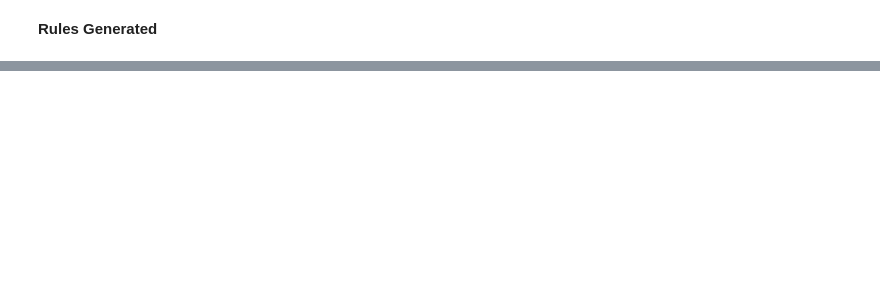
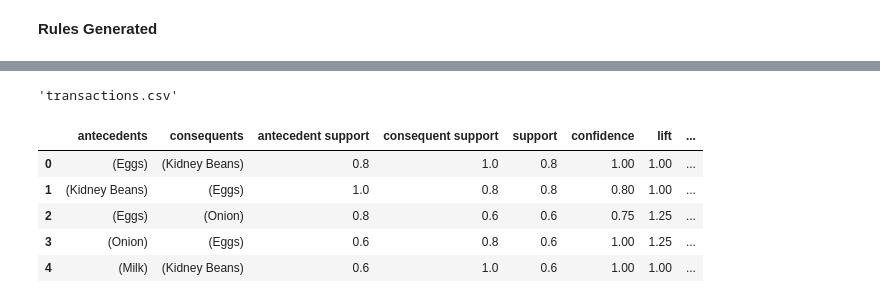
Before and after one commit to VirajKhurkute/Data-Science-Assignments, a Jupyter notebook: Assignment10/VK_Assignment_10.ipynb, the cells around one changed output, grey strips where cells are left out. Cells and saved outputs as stored; diff of their text form; code cells hidden in the pictures; blank space fills up the shorter version.

```diff
--- a/Assignment10/VK_Assignment_10.ipynb
+++ b/Assignment10/VK_Assignment_10.ipynb
@@ -240,0 +176,24 @@ Following model building, it was found that when someone buys kidney beans, he a
+# %%
+import pandas as pd
+from mlxtend.preprocessing import TransactionEncoder
+from mlxtend.frequent_patterns import apriori, association_rules
+
+transactions = [['Milk', 'Onion', 'Nutmeg', 'Kidney Beans', 'Eggs', 'Yogurt'],
+           ['Dill', 'Onion', 'Nutmeg', 'Kidney Beans', 'Eggs', 'Yogurt'],
+           ['Milk', 'Apple', 'Kidney Beans', 'Eggs'],
+           ['Milk', 'Unicorn', 'Corn', 'Kidney Beans', 'Yogurt'],
+           ['Corn', 'Onion', 'Onion', 'Kidney Beans', 'Ice cream', 'Eggs']]
+
+te = TransactionEncoder()
+te_ary = te.fit(transactions).transform(transactions)
+df_encoded = pd.DataFrame(te_ary, columns=te.columns_)
+
+# Generate frequent itemsets using apriori
+frequent_itemsets = apriori(df_encoded, min_support=0.6, use_colnames=True)
+# min_support should be adjusted (e.g. 0.6 here) as your data is very small.
+# Otherwise, you could have gotten zero frequent itemsets.
+
+# Generate association rules
+rules = association_rules(frequent_itemsets, metric="lift", min_threshold=1.0)
+
+print(rules)
@@ -240,0 +218,15 @@ Following model building, it was found that when someone buys kidney beans, he a
+# %%
+output_file_path = 'transactions.csv'
+pd.DataFrame(transactions).to_csv(output_file_path, index=False, header=False)
+output_file_path
+# %% [output]
+'transactions.csv'
+# %%
+rules.head()
+# %% [output]
+|  | antecedents | consequents | antecedent support | consequent support | support | confidence | lift | ... |
+| 0 | (Eggs) | (Kidney Beans) | 0.8 | 1.0 | 0.8 | 1.00 | 1.00 | ... |
+| 1 | (Kidney Beans) | (Eggs) | 1.0 | 0.8 | 0.8 | 0.80 | 1.00 | ... |
+| 2 | (Eggs) | (Onion) | 0.8 | 0.6 | 0.6 | 0.75 | 1.25 | ... |
+| 3 | (Onion) | (Eggs) | 0.6 | 0.8 | 0.6 | 1.00 | 1.25 | ... |
+| 4 | (Milk) | (Kidney Beans) | 0.6 | 1.0 | 0.6 | 1.00 | 1.00 | ... |
```
Also changed, not shown: parts of 20 cells of this notebook.
